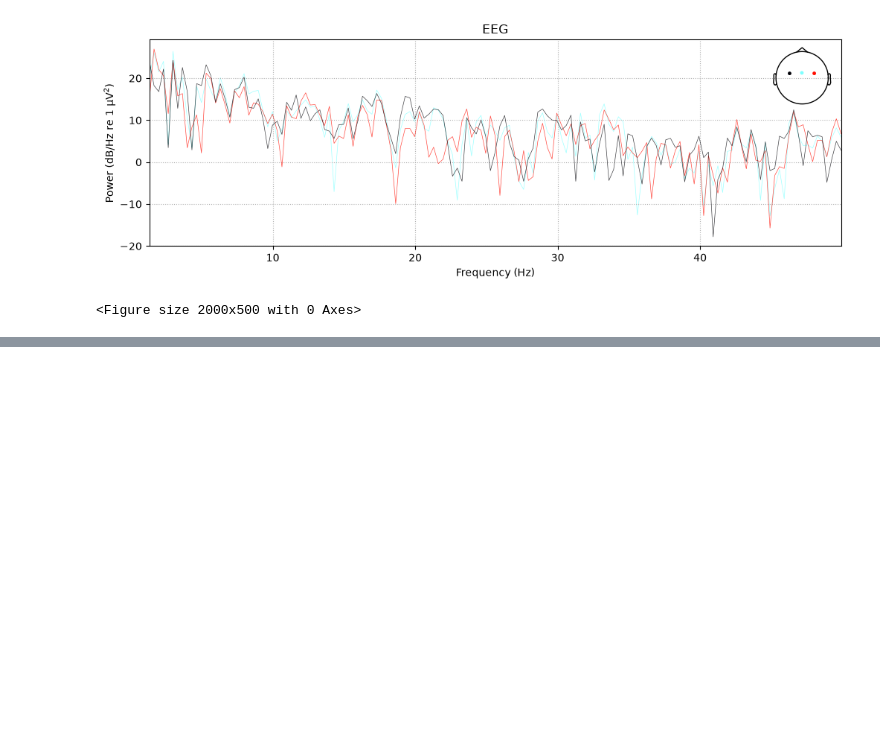
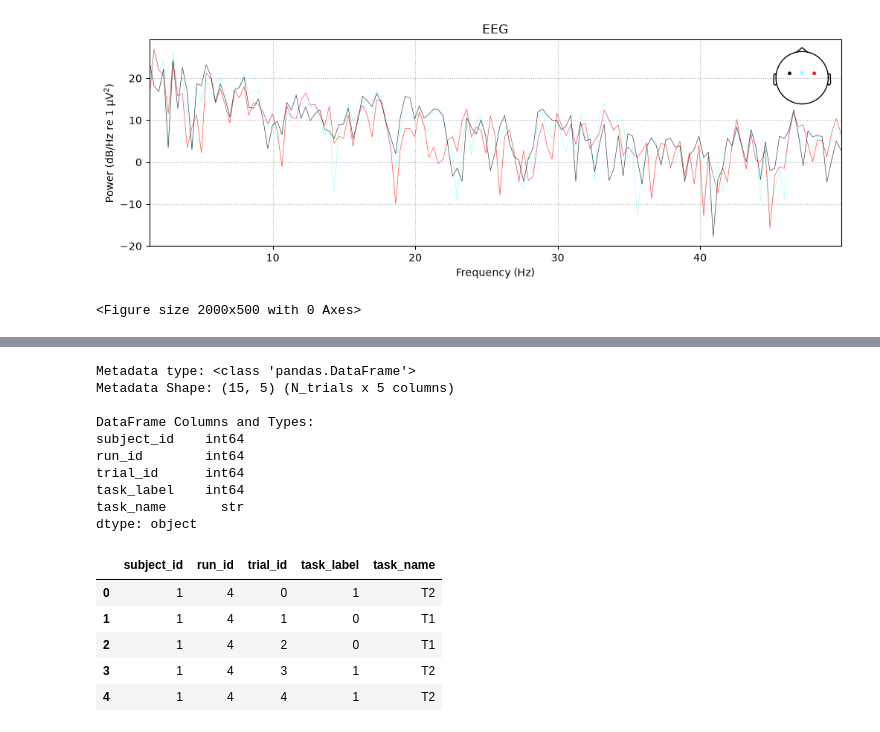
Before and after one commit to Alexvc23/Total-Perspective-Vortex, a Jupyter notebook: doc/test.ipynb, the cells around one changed output, grey strips where cells are left out. Saved outputs shown, nothing was run; the diff lists cells and outputs as text; code cells hidden in the pictures; blank space fills up the shorter version.

```diff
--- a/doc/test.ipynb
+++ b/doc/test.ipynb
@@ -602,0 +916,27 @@ plt.show()
+# %%
+
+
+print(f"Metadata type: {type(df_metadata)}")
+print(f"Metadata Shape: {df_metadata.shape} (N_trials x 5 columns)")
+print("\nDataFrame Columns and Types:")
+print(df_metadata.dtypes)
+
+# Preview the provenance for the first few trials
+df_metadata.head()
+# %% [output]
+Metadata type: <class 'pandas.DataFrame'>
+Metadata Shape: (15, 5) (N_trials x 5 columns)
+
+DataFrame Columns and Types:
+subject_id    int64
+run_id        int64
+trial_id      int64
+task_label    int64
+task_name       str
+dtype: object
+|  | subject_id | run_id | trial_id | task_label | task_name |
+| 0 | 1 | 4 | 0 | 1 | T2 |
+| 1 | 1 | 4 | 1 | 0 | T1 |
+| 2 | 1 | 4 | 2 | 0 | T1 |
+| 3 | 1 | 4 | 3 | 1 | T2 |
+| 4 | 1 | 4 | 4 | 1 | T2 |
```
Also changed, not shown: parts of 25 cells of this notebook, 1 other file.
